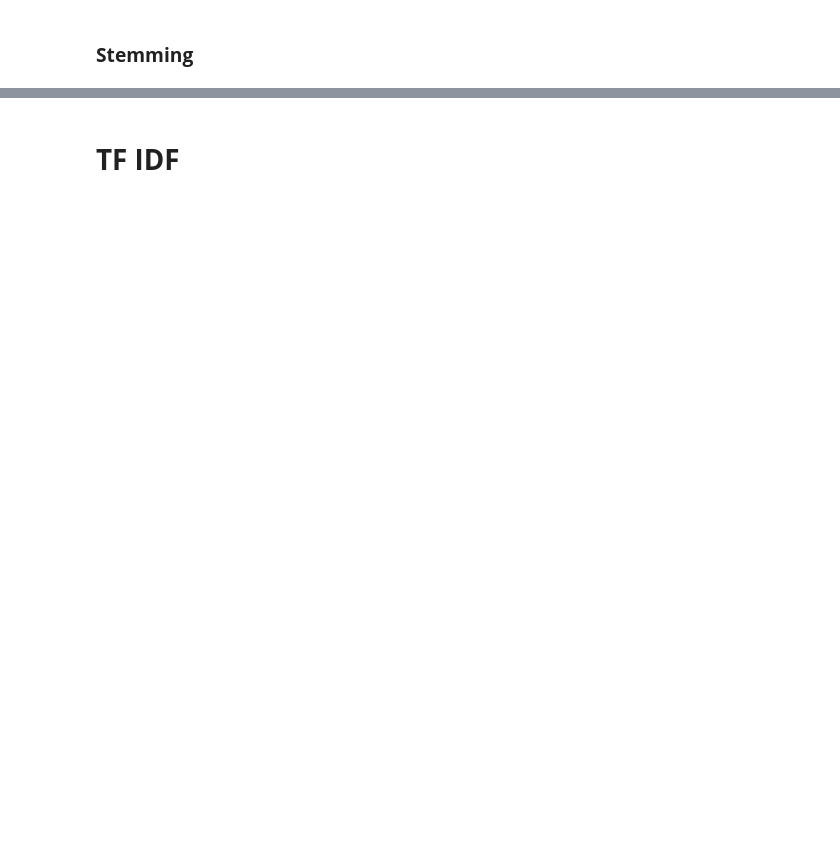
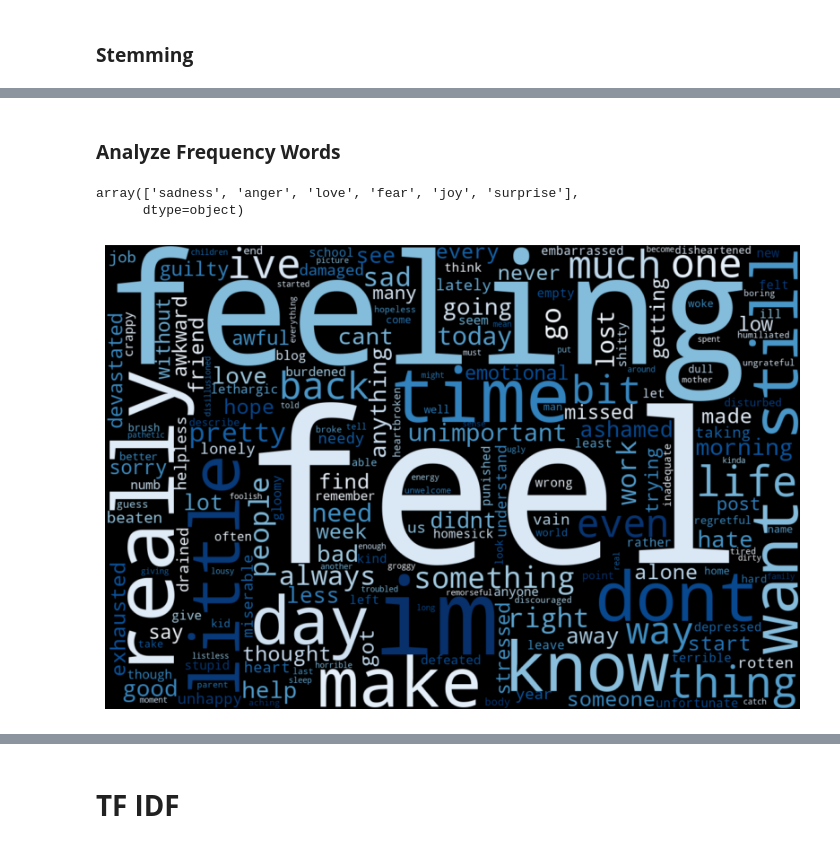
Before and after one commit to royhankamil/emotion-Sentiment, a Jupyter notebook: get_data.ipynb, the cells around one changed output, grey strips where cells are left out. Saved outputs shown, nothing was run; the diff lists cells and outputs as text; code cells hidden in the pictures; blank space fills up the shorter version.

```diff
--- a/get_data.ipynb
+++ b/get_data.ipynb
@@ -52,2 +108,8 @@ Name: count, dtype: int64
 # %% [markdown]
 ### **Tokenize**
+# %%
+def tokenize(text):
+    return word_tokenize(text)
+
+df.text = df.text.apply(tokenize)
+df.text.head()
@@ -54,2 +123,9 @@ Name: count, dtype: int64
 # %% [markdown]
 ### **Stopwords**
+# %%
+stopw = stopwords.words('English')
+def stopwod_func(text):
+    return [word for word in text if word not in stopw]
+
+df.text = df.text.apply(stopwod_func)
+df.text.head()
@@ -57,0 +160,30 @@ Name: count, dtype: int64
+# %% [markdown]
+### **Analyze Frequency Words**
+# %%
+df.emotion.unique()
+# %% [output]
+array(['sadness', 'anger', 'love', 'fear', 'joy', 'surprise'],
+      dtype=object)
+# %%
+
+def show_wordcloud(wc):
+    plt.figure(figsize=(10, 8))
+    plt.axis("off")
+    plt.imshow(wc, interpolation="bilinear")
+    plt.show()
+
+
+all_words = "".join([str(text).replace("'", "") for text in df.text[df.emotion == "sadness"]])
+
+
+word_cloud = WordCloud(
+    width=1200,
+    height=800,
+    random_state=123,
+    colormap="Blues_r",
+    collocations=False
+).generate(all_words)
+
+show_wordcloud(word_cloud)
+# %% [output]
+[figure, added]
```
Also changed, not shown: parts of 37 cells of this notebook.
